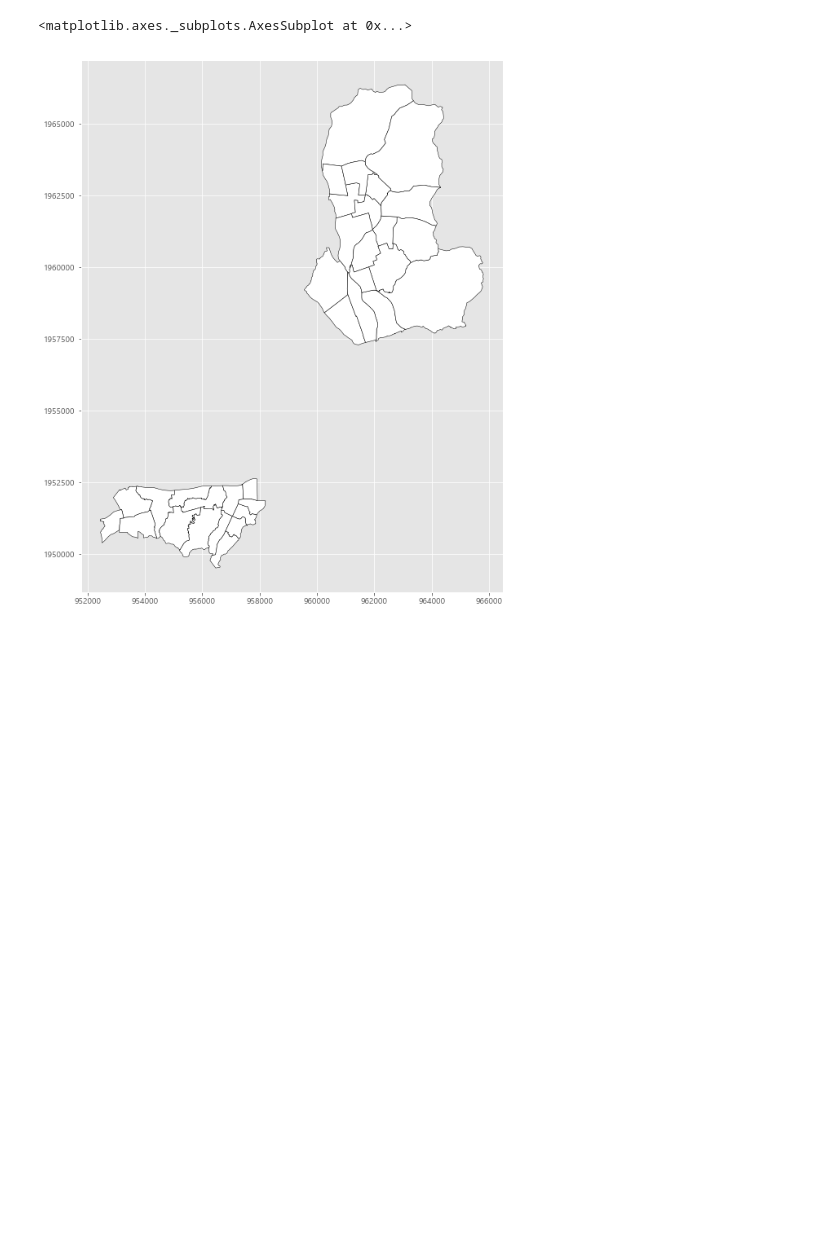
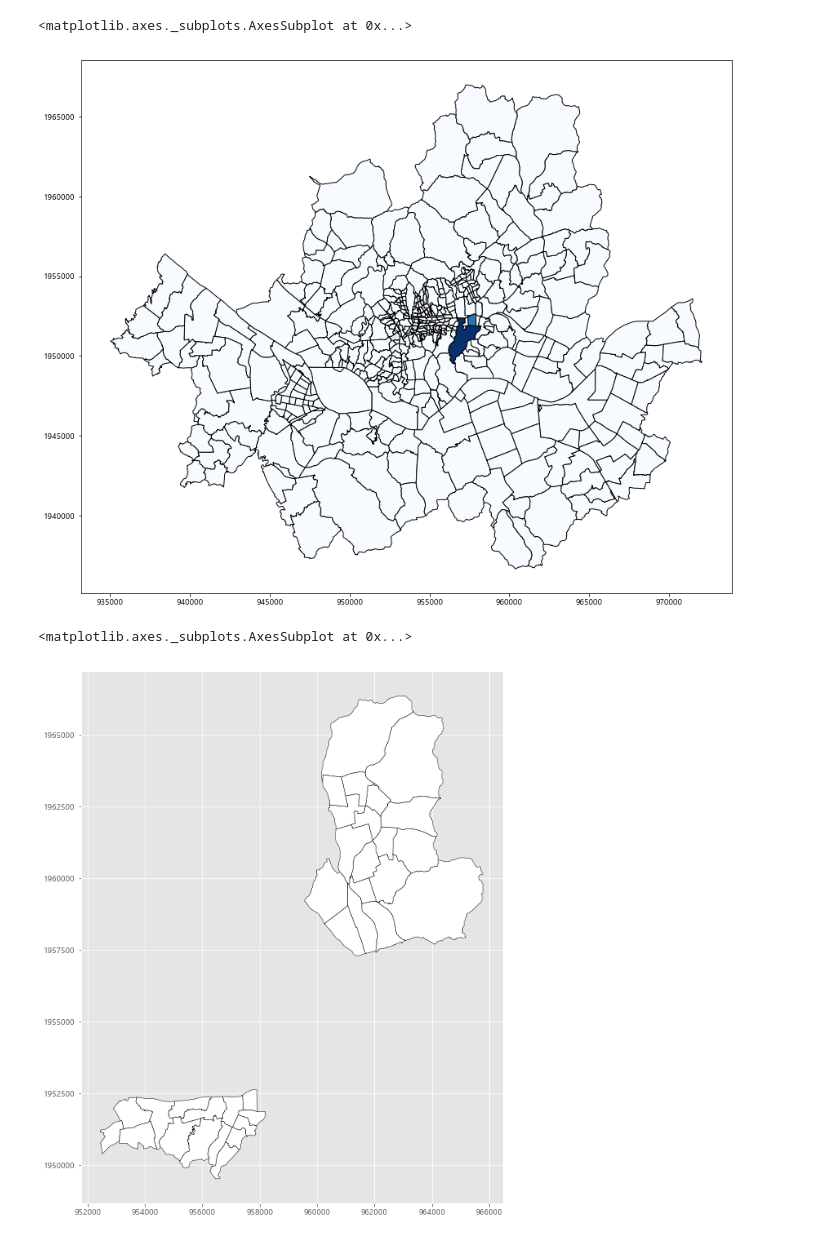
Before and after one commit to minkithub/bigcon2020, a Jupyter notebook: Jaewon/GeoPandas연습_GIF생성.ipynb, the cells around one changed output. Saved outputs shown, nothing was run; the diff lists cells and outputs as text; code cells hidden in the pictures; blank space fills up the shorter version.

```diff
--- a/Jaewon/GeoPandas연습_GIF생성.ipynb
+++ b/Jaewon/GeoPandas연습_GIF생성.ipynb
@@ -16,7 +16,7 @@ import matplotlib as mpl
 import matplotlib.pyplot as plt
 import seaborn as sns
 
-plt.style.use('ggplot')
+# plt.style.use('ggplot')
 
 mpl.rcParams['axes.unicode_minus'] = False
 plt.rcParams["font.family"] = "Malgun Gothic"
@@ -37,3 +61,8 @@ geo_df=gpd.read_file(os.path.join(raw_file_path,raw_file_folders[0],'4개지역_
+# %%
+gpd.read_file(os.path.join(root_path,'EMD_202005','EMD.shp'), encoding='cp949').head(467).rename(columns={'EMD_KOR_NM':'HDONG_NM'}).merge(result_dict.get(4).get('process'), how='left').fillna(0).plot(column='result_2',figsize=(20,12), edgecolor='black',cmap='Blues')
+# %% [output]
+<matplotlib.axes._subplots.AxesSubplot at 0x...>
+[figure, added]
 # %%
 geo_df['X_COORD'] = geo_df['X_COORD'].astype(float)
 geo_df['Y_COORD'] = geo_df['Y_COORD'].astype(float)
```
Also changed, not shown: parts of 13 cells of this notebook, 2 other files.
